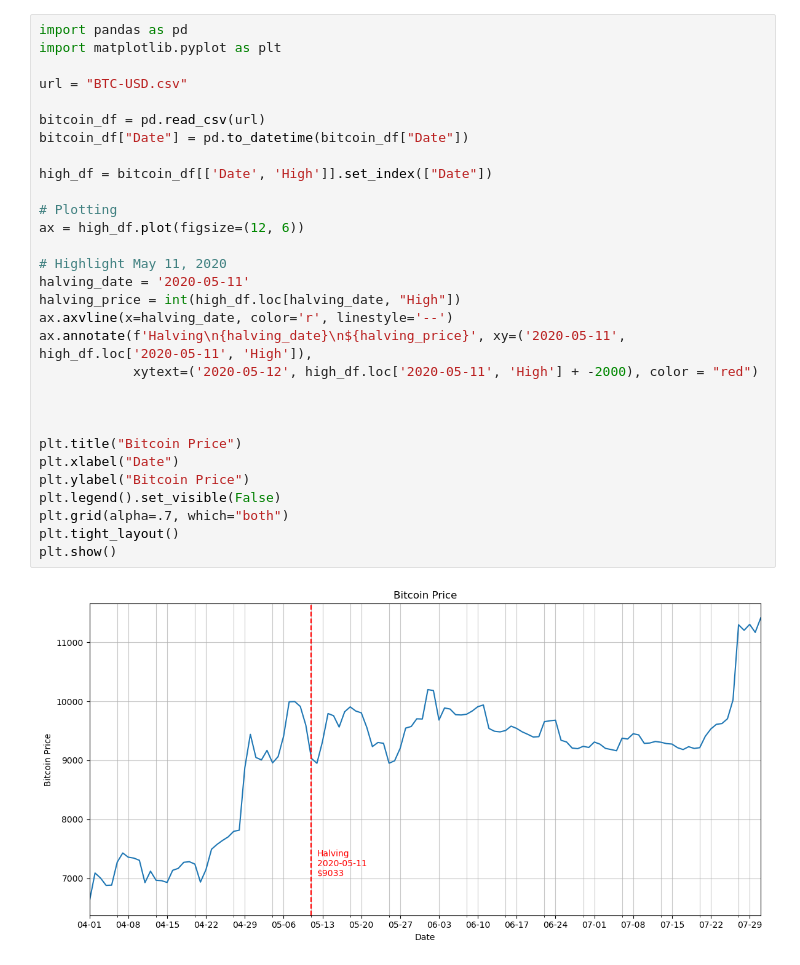
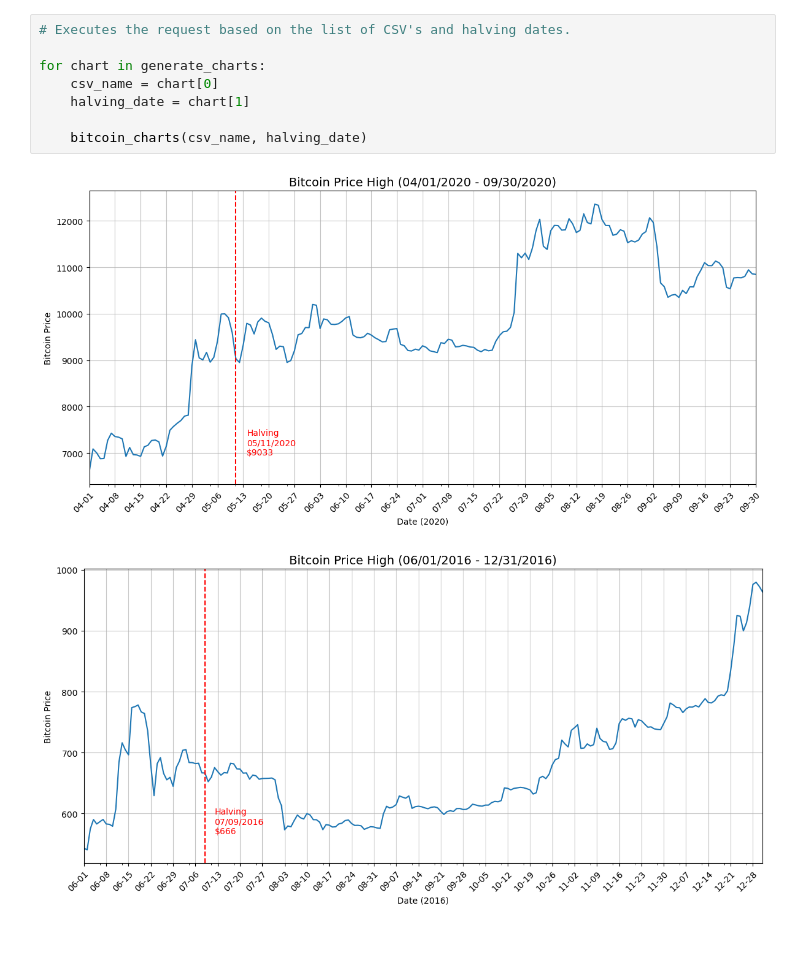
Before and after one commit to byTravis/Bitcoin-Halving, a Jupyter notebook: bitcoin.ipynb, the cells around one changed output. Saved outputs shown, nothing was run; the diff lists cells and outputs as text; blank space fills up the shorter version.

```diff
--- a/bitcoin.ipynb
+++ b/bitcoin.ipynb
@@ -47,32 +69,11 @@ plt.show()
-# %%
-import pandas as pd
-import matplotlib.pyplot as plt
-
-url = "BTC-USD.csv"
-
-bitcoin_df = pd.read_csv(url)
-bitcoin_df["Date"] = pd.to_datetime(bitcoin_df["Date"])
-
-high_df = bitcoin_df[['Date', 'High']].set_index(["Date"])
-
-# Plotting
-ax = high_df.plot(figsize=(12, 6))
-
-# Highlight May 11, 2020
-halving_date = '2020-05-11'
-halving_price = int(high_df.loc[halving_date, "High"])
-ax.axvline(x=halving_date, color='r', linestyle='--')
-ax.annotate(f'Halving\n{halving_date}\n${halving_price}', xy=('2020-05-11', high_df.loc['2020-05-11', 'High']),
-            xytext=('2020-05-12', high_df.loc['2020-05-11', 'High'] + -2000), color = "red")
-
-
-
-plt.title("Bitcoin Price")
-plt.xlabel("Date")
-plt.ylabel("Bitcoin Price")
-plt.legend().set_visible(False)
-plt.grid(alpha=.7, which="both")
-plt.tight_layout()
-plt.show()
-# %% [output]
-[figure, removed]
+# %%
+# Executes the request based on the list of CSV's and halving dates.
+
+for chart in generate_charts:
+    csv_name = chart[0]
+    halving_date = chart[1]
+
+    bitcoin_charts(csv_name, halving_date)
+# %% [output]
+[figure, added]
+[figure, added]
```
Also changed, not shown: parts of 4 cells of this notebook, 4 other files.
